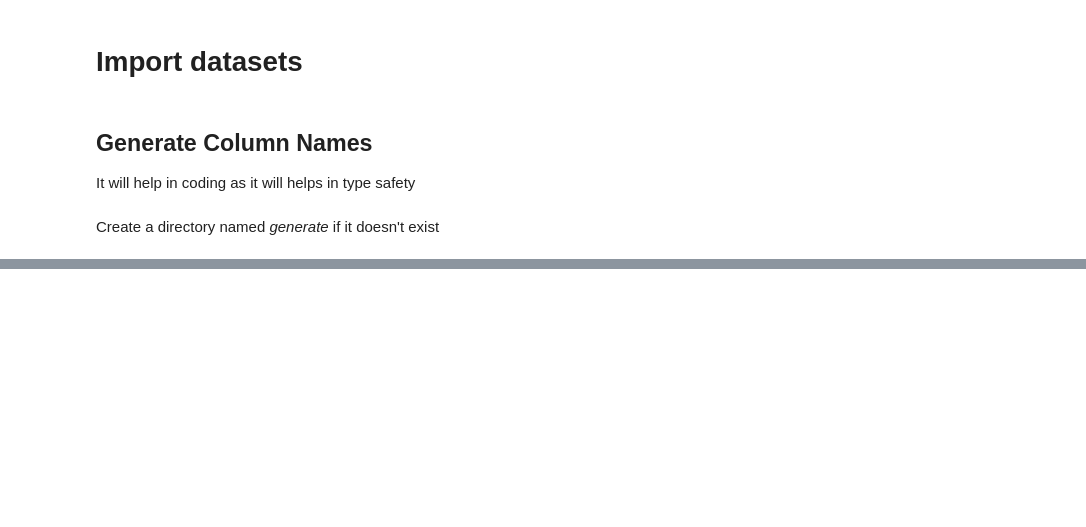
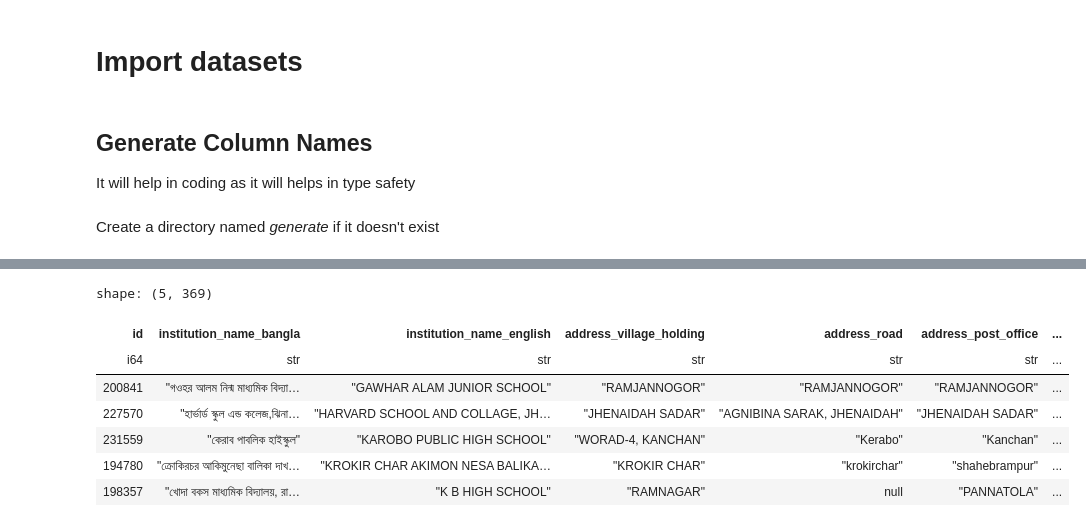
Before and after one commit to monjurmorshed793/sedp-reports, a Jupyter notebook: src/sedp_reports/polars-practice.ipynb, the cells around one changed output, grey strips where cells are left out. Cells and saved outputs as stored; diff of their text form; code cells hidden in the pictures; blank space fills up the shorter version.

```diff
--- a/src/sedp_reports/polars-practice.ipynb
+++ b/src/sedp_reports/polars-practice.ipynb
@@ -84,0 +104,27 @@ shape: (56_883, 5)
+# %%
+import generate.general_information as general_information_cols
+import generate.type_and_level as type_and_level_cols
+import generate.geographical_facilities as geographical_facilities_cols
+import generate.compliance1 as compliance1_cols
+import generate.compliance2 as compliance2_cols
+import generate.compliance3 as compliance3_cols
+import generate.compliance4 as compliance4_cols
+
+
+general_information = general_information.join(type_and_level, left_on=general_information_cols.EIIN, right_on=type_and_level_cols.EIIN, how="inner", suffix='_type_and_level')
+general_information = general_information.join(geographical_facilities, left_on=general_information_cols.EIIN, right_on=geographical_facilities_cols.EIIN, how="inner", suffix='_geographical_facilities')
+general_information = general_information.join(compliance1, left_on=general_information_cols.EIIN, right_on=compliance1_cols.EIIN, how='inner', suffix='_compliance1')
+general_information = general_information.join(compliance2, left_on=general_information_cols.EIIN, right_on=compliance2_cols.EIIN, how='inner', suffix='_compliance2')
+general_information = general_information.join(compliance3, left_on=general_information_cols.EIIN, right_on=compliance3_cols.EIIN, how='left', suffix='_compliance3')
+general_information = general_information.join(compliance4, left_on=general_information_cols.EIIN, right_on=compliance4_cols.EIIN, how='inner', suffix='_compliance4')
+# %%
+general_information.head()
+# %% [output]
+shape: (5, 369)
+| id | institution_name_bangla | institution_name_english | address_village_holding | address_road | address_post_office | ... |
+| i64 | str | str | str | str | str | ... |
+| 200841 | "গওহর আলম নিন্ম মাধ্যমিক বিদ্যা… | "GAWHAR ALAM JUNIOR SCHOOL" | "RAMJANNOGOR" | "RAMJANNOGOR" | "RAMJANNOGOR" | ... |
+| 227570 | "হার্ভার্ড স্কুল এন্ড কলেজ,ঝিনা… | "HARVARD SCHOOL AND COLLAGE, JH… | "JHENAIDAH SADAR" | "AGNIBINA SARAK, JHENAIDAH" | "JHENAIDAH SADAR" | ... |
+| 231559 | "কেরাব পাবলিক হাইস্কুল" | "KAROBO PUBLIC HIGH SCHOOL" | "WORAD-4, KANCHAN" | "Kerabo" | "Kanchan" | ... |
+| 194780 | "ক্রোকিরচর আকিমুনেছা বালিকা দাখ… | "KROKIR CHAR AKIMON NESA BALIKA… | "KROKIR CHAR" | "krokirchar" | "shahebrampur" | ... |
+| 198357 | "খোদা বকস মাধ্যমিক বিদ্যালয়, রা… | "K B HIGH SCHOOL" | "RAMNAGAR" | null | "PANNATOLA" | ... |
```
Also changed, not shown: parts of 7 cells of this notebook.
